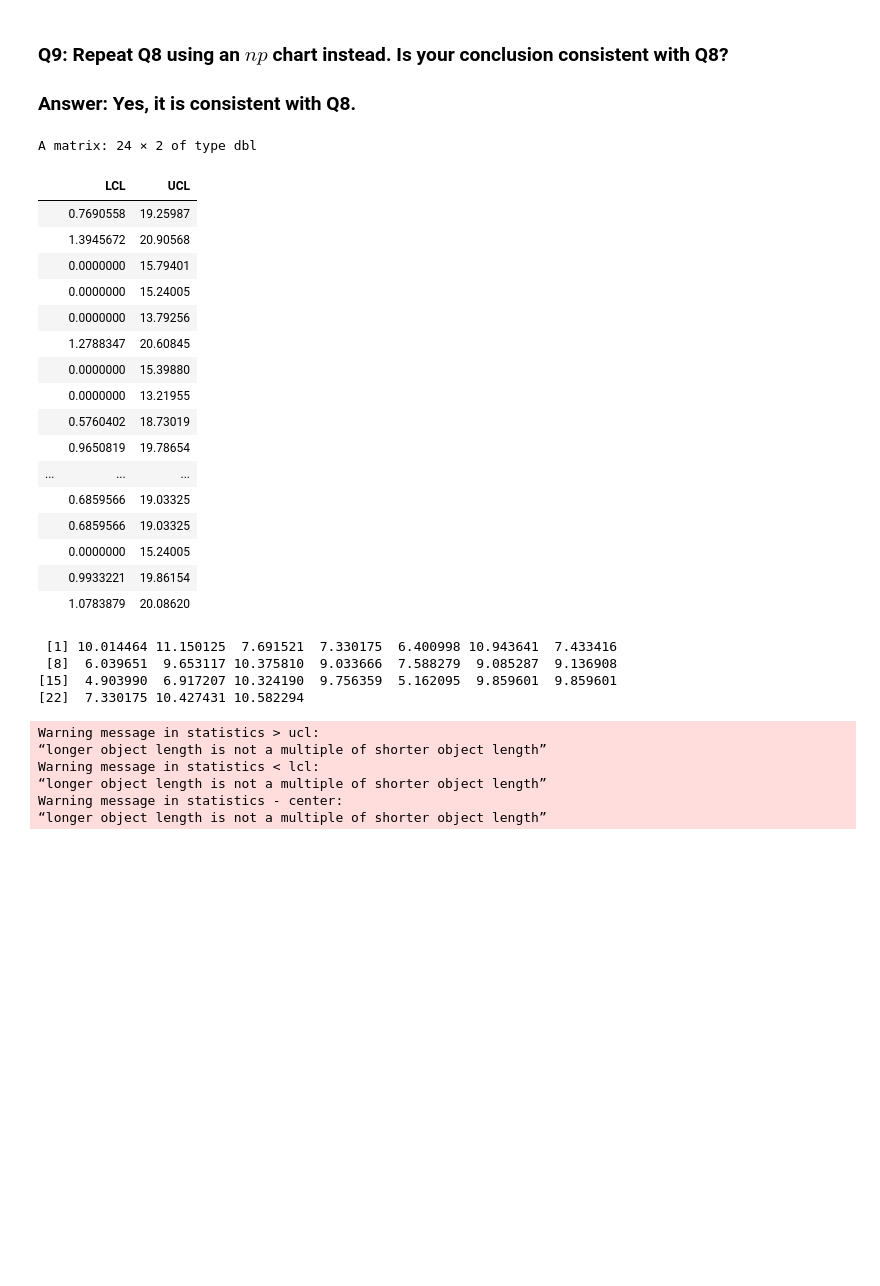
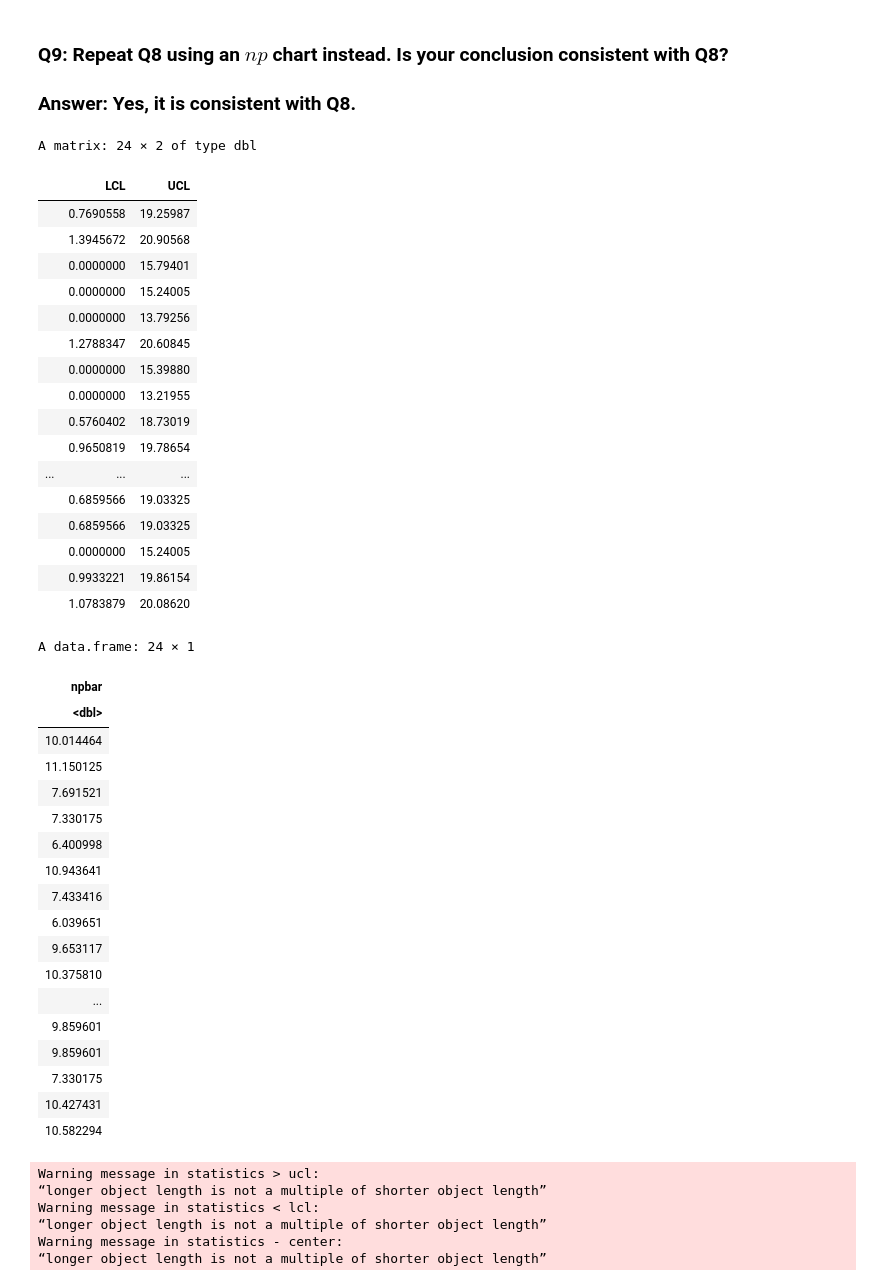
Before and after one commit to Bishop13/STAT-7110-Quality-Control, a Jupyter notebook: Assignments/HW3/STAT-7110-HW3.ipynb, the cells around one changed output. Saved outputs shown, nothing was run; the diff lists cells and outputs as text; code cells hidden in the pictures; blank space fills up the shorter version.

```diff
--- a/Assignments/HW3/STAT-7110-HW3.ipynb
+++ b/Assignments/HW3/STAT-7110-HW3.ipynb
@@ -229,33 +221,48 @@ Warning message in statistics < lcl:
 # %%
 ship_np1$limits
 
 uclnp <- ship_np1$limits[, "UCL"]
 lclnp <- ship_np1$limits[, "LCL"]
 npbar <- ship_np1$center
-npbar
+data.frame(npbar)
 # %% [output]
 A matrix: 24 × 2 of type dbl
 |  | LCL | UCL |
 |  | 0.7690558 | 19.25987 |
 |  | 1.3945672 | 20.90568 |
 |  | 0.0000000 | 15.79401 |
 |  | 0.0000000 | 15.24005 |
 |  | 0.0000000 | 13.79256 |
 |  | 1.2788347 | 20.60845 |
 |  | 0.0000000 | 15.39880 |
 |  | 0.0000000 | 13.21955 |
 |  | 0.5760402 | 18.73019 |
 |  | 0.9650819 | 19.78654 |
 | ... | ... | ... |
 |  | 0.6859566 | 19.03325 |
 |  | 0.6859566 | 19.03325 |
 |  | 0.0000000 | 15.24005 |
 |  | 0.9933221 | 19.86154 |
 |  | 1.0783879 | 20.08620 |
- [1] 10.014464 11.150125  7.691521  7.330175  6.400998 10.943641  7.433416
- [8]  6.039651  9.653117 10.375810  9.033666  7.588279  9.085287  9.136908
-[15]  4.903990  6.917207 10.324190  9.756359  5.162095  9.859601  9.859601
-[22]  7.330175 10.427431 10.582294
+A data.frame: 24 × 1
+| npbar |
+| <dbl> |
+| 10.014464 |
+| 11.150125 |
+| 7.691521 |
+| 7.330175 |
+| 6.400998 |
+| 10.943641 |
+| 7.433416 |
+| 6.039651 |
+| 9.653117 |
+| 10.375810 |
+| ... |
+| 9.859601 |
+| 9.859601 |
+| 7.330175 |
+| 10.427431 |
+| 10.582294 |
 # %%
 ship_np2 <- qcc(phase2$NumberNonconforming,
                         type="np",
```
Also changed, not shown: parts of 3 cells of this notebook.
